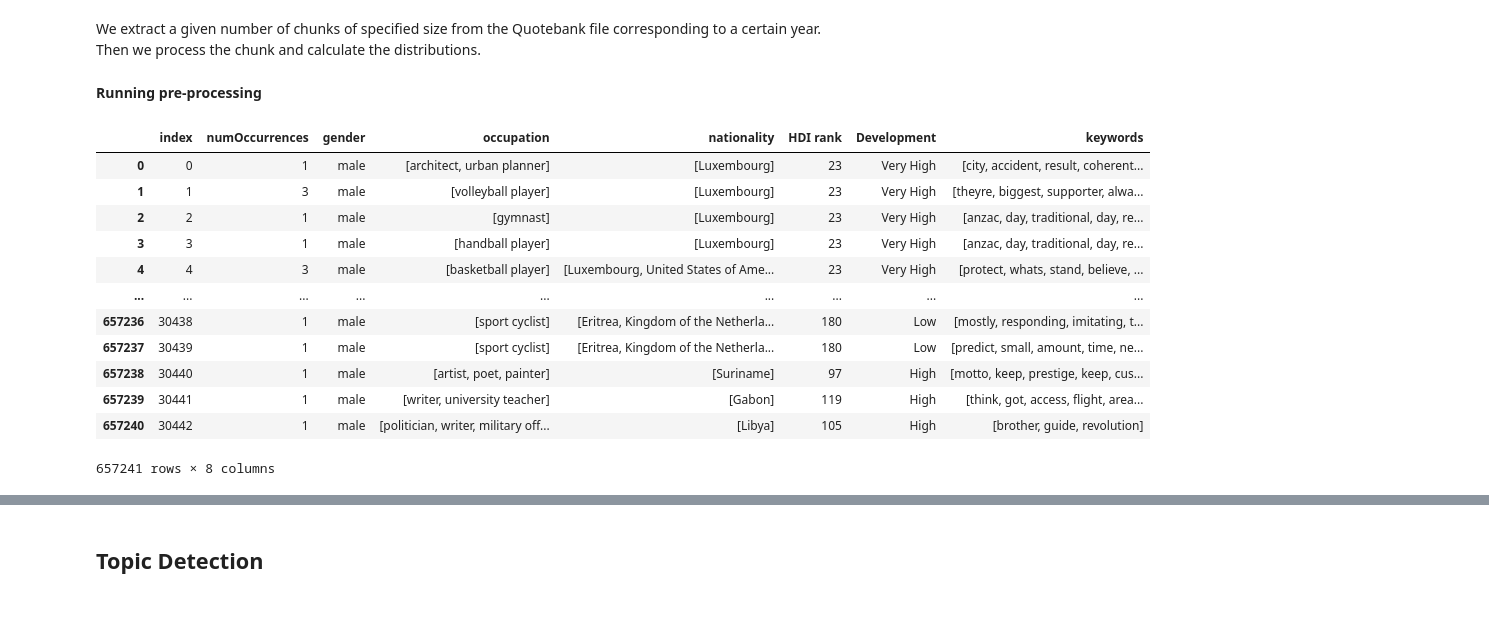
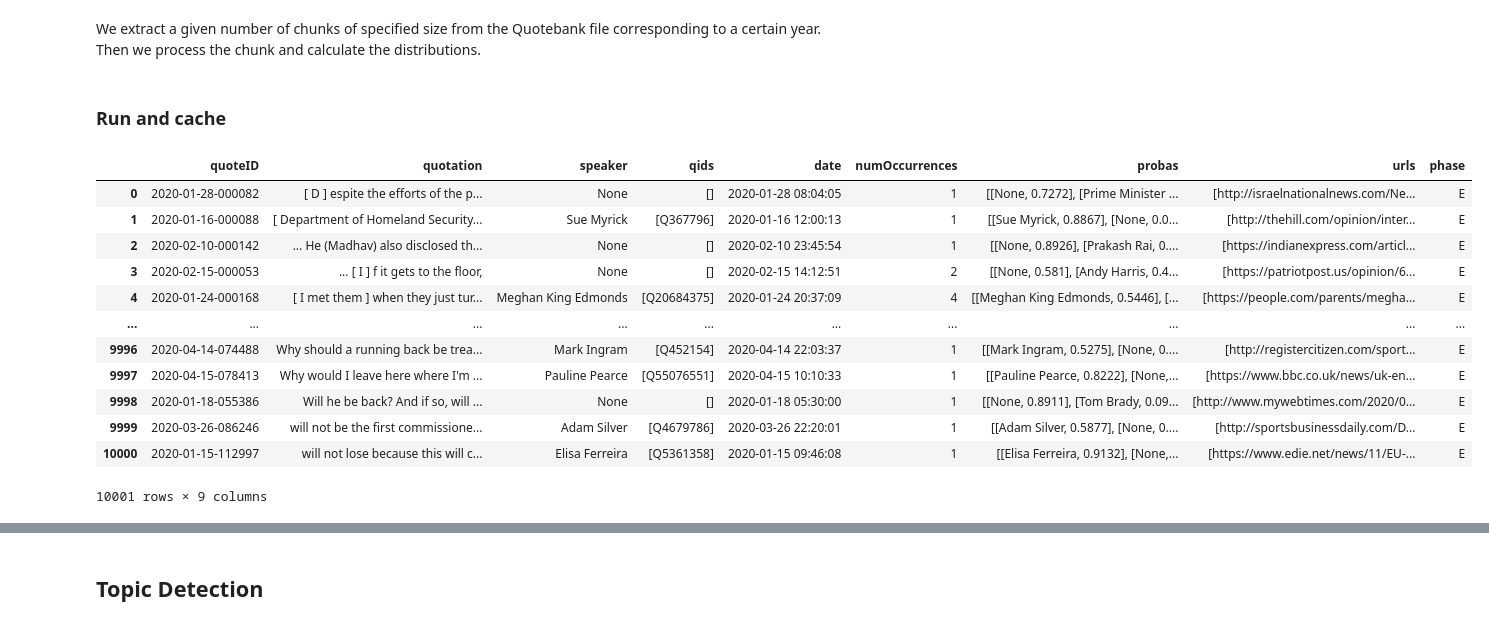
Before and after one commit to epfl-ada/ada-2021-project-gluten-meat-free, a Jupyter notebook: ADA_Project_notebook.ipynb, the cells around one changed output, grey strips where cells are left out. Drawn from its saved outputs; the diff is of its cells as text; code cells hidden in the pictures.

```diff
--- a/ADA_Project_notebook.ipynb
+++ b/ADA_Project_notebook.ipynb
@@ -416,0 +516,2 @@ if LOAD_SPEAKER_ATTRS:
+# %% [markdown]
+### Run and cache
@@ -417 +523,18 @@ if LOAD_SPEAKER_ATTRS:
+# %%
+chunk_df = next(iterate_chunks(2020, 10_000, 1))
+chunk_df
+# %% [output]
+|  | quoteID | quotation | speaker | qids | date | numOccurrences | probas | urls | phase |
+| 0 | 2020-01-28-000082 | [ D ] espite the efforts of the p... | None | [] | 2020-01-28 08:04:05 | 1 | [[None, 0.7272], [Prime Minister ... | [http://israelnationalnews.com/Ne... | E |
+| 1 | 2020-01-16-000088 | [ Department of Homeland Security... | Sue Myrick | [Q367796] | 2020-01-16 12:00:13 | 1 | [[Sue Myrick, 0.8867], [None, 0.0... | [http://thehill.com/opinion/inter... | E |
+| 2 | 2020-02-10-000142 | ... He (Madhav) also disclosed th... | None | [] | 2020-02-10 23:45:54 | 1 | [[None, 0.8926], [Prakash Rai, 0.... | [https://indianexpress.com/articl... | E |
+| 3 | 2020-02-15-000053 | ... [ I ] f it gets to the floor, | None | [] | 2020-02-15 14:12:51 | 2 | [[None, 0.581], [Andy Harris, 0.4... | [https://patriotpost.us/opinion/6... | E |
+| 4 | 2020-01-24-000168 | [ I met them ] when they just tur... | Meghan King Edmonds | [Q20684375] | 2020-01-24 20:37:09 | 4 | [[Meghan King Edmonds, 0.5446], [... | [https://people.com/parents/megha... | E |
+| ... | ... | ... | ... | ... | ... | ... | ... | ... | ... |
+| 9996 | 2020-04-14-074488 | Why should a running back be trea... | Mark Ingram | [Q452154] | 2020-04-14 22:03:37 | 1 | [[Mark Ingram, 0.5275], [None, 0.... | [http://registercitizen.com/sport... | E |
+| 9997 | 2020-04-15-078413 | Why would I leave here where I'm ... | Pauline Pearce | [Q55076551] | 2020-04-15 10:10:33 | 1 | [[Pauline Pearce, 0.8222], [None,... | [https://www.bbc.co.uk/news/uk-en... | E |
+| 9998 | 2020-01-18-055386 | Will he be back? And if so, will ... | None | [] | 2020-01-18 05:30:00 | 1 | [[None, 0.8911], [Tom Brady, 0.09... | [http://www.mywebtimes.com/2020/0... | E |
+| 9999 | 2020-03-26-086246 | will not be the first commissione... | Adam Silver | [Q4679786] | 2020-03-26 22:20:01 | 1 | [[Adam Silver, 0.5877], [None, 0.... | [http://sportsbusinessdaily.com/D... | E |
+| 10000 | 2020-01-15-112997 | will not lose because this will c... | Elisa Ferreira | [Q5361358] | 2020-01-15 09:46:08 | 1 | [[Elisa Ferreira, 0.9132], [None,... | [https://www.edie.net/news/11/EU-... | E |
+10001 rows × 9 columns
 # %%
@@ -419,5 +542,3 @@ if LOAD_SPEAKER_ATTRS:
   processed_chunk_df = preprocess_chunk(chunk_df)
   processed_chunk_df
-# %% [markdown]
-**Running pre-processing**
 # %%
@@ -431,17 +551,0 @@ if PREPROCESS_YEAR:
-# %%
-df = read_preprocessed_from_year(YEAR)
-df
-# %% [output]
-|  | index | numOccurrences | gender | occupation | nationality | HDI rank | Development | keywords |
-| 0 | 0 | 1 | male | [architect, urban planner] | [Luxembourg] | 23 | Very High | [city, accident, result, coherent... |
-| 1 | 1 | 3 | male | [volleyball player] | [Luxembourg] | 23 | Very High | [theyre, biggest, supporter, alwa... |
-| 2 | 2 | 1 | male | [gymnast] | [Luxembourg] | 23 | Very High | [anzac, day, traditional, day, re... |
-| 3 | 3 | 1 | male | [handball player] | [Luxembourg] | 23 | Very High | [anzac, day, traditional, day, re... |
-| 4 | 4 | 3 | male | [basketball player] | [Luxembourg, United States of Ame... | 23 | Very High | [protect, whats, stand, believe, ... |
-| ... | ... | ... | ... | ... | ... | ... | ... | ... |
-| 657236 | 30438 | 1 | male | [sport cyclist] | [Eritrea, Kingdom of the Netherla... | 180 | Low | [mostly, responding, imitating, t... |
-| 657237 | 30439 | 1 | male | [sport cyclist] | [Eritrea, Kingdom of the Netherla... | 180 | Low | [predict, small, amount, time, ne... |
-| 657238 | 30440 | 1 | male | [artist, poet, painter] | [Suriname] | 97 | High | [motto, keep, prestige, keep, cus... |
-| 657239 | 30441 | 1 | male | [writer, university teacher] | [Gabon] | 119 | High | [think, got, access, flight, area... |
-| 657240 | 30442 | 1 | male | [politician, writer, military off... | [Libya] | 105 | High | [brother, guide, revolution] |
-657241 rows × 8 columns
```
Also changed, not shown: parts of 121 cells of this notebook.
